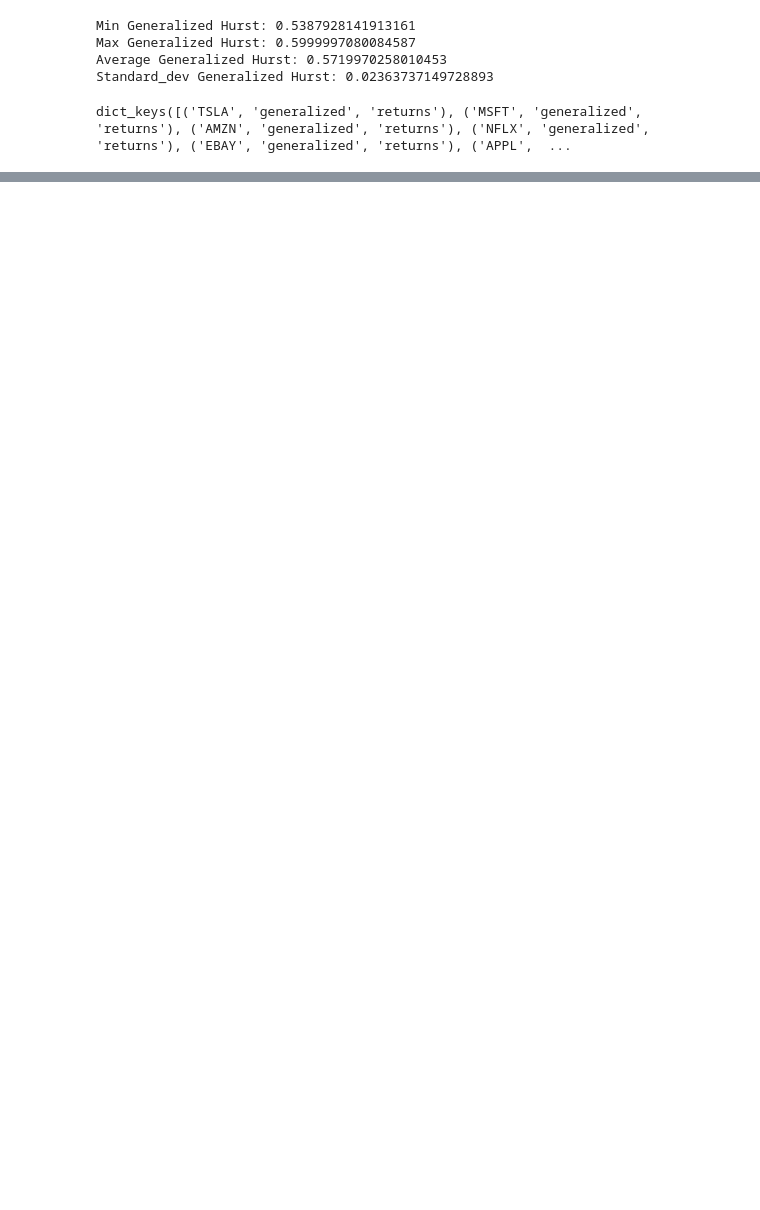
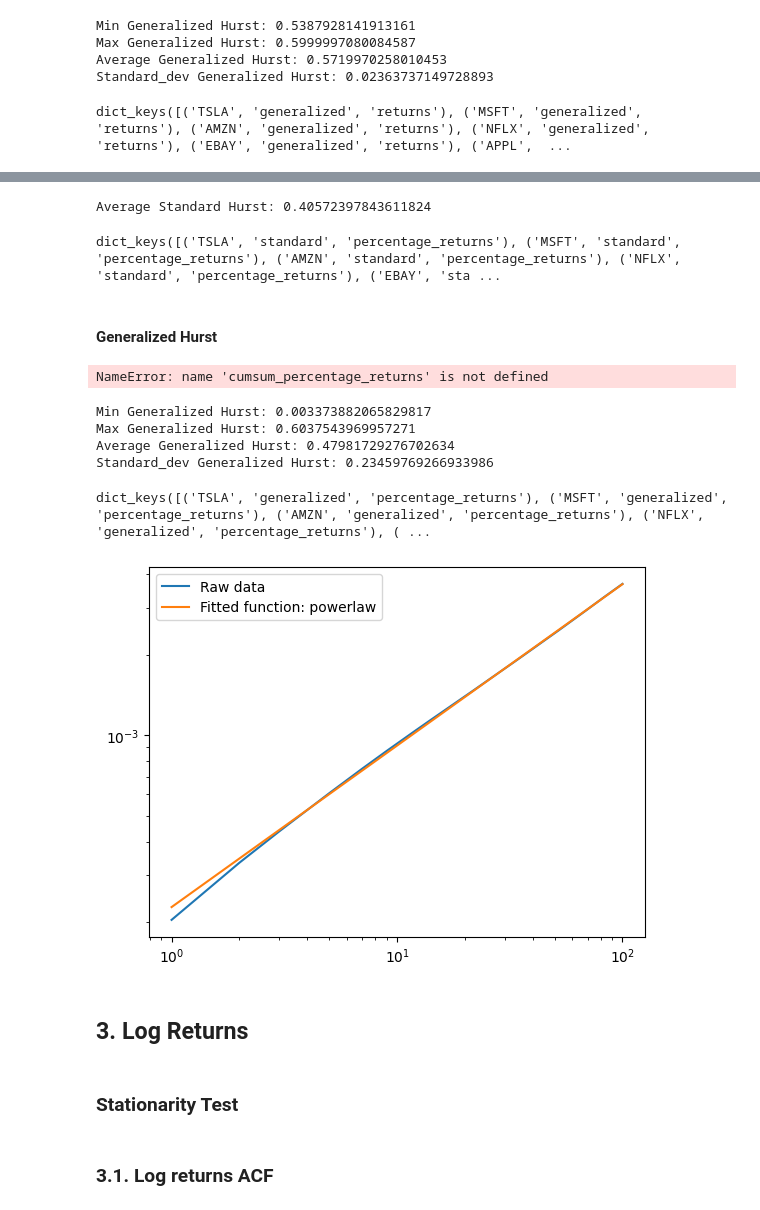
Before and after one commit to anabugaenko/liquidity, a Jupyter notebook: notebooks/MO/returns_long_memory.ipynb, the cells around one changed output, grey strips where cells are left out. Cells and saved outputs as stored; diff of their text form; code cells hidden in the pictures; blank space fills up the shorter version.

```diff
--- a/notebooks/MO/returns_long_memory.ipynb
+++ b/notebooks/MO/returns_long_memory.ipynb
@@ -389,0 +514,14 @@ dict_keys([('TSLA', 'generalized', 'returns'), ('MSFT', 'generalized', 'returns'
+# %%
+# Standard Hurst
+method = 'standard'
+percentage_returns_fit_results_list = []
+percentage_returns_fit_objects = {}
+
+for stock, data in cumsum_percentage_returns.items():
+    fit_dict, fit = compute_hurst_exponent('percentage_returns', stock, data, method=method)
+    if fit_dict:
+        percentage_returns_fit_results_list.append(fit_dict)
+        percentage_returns_fit_objects[(stock, method, 'percentage_returns')] = fit
+
+percentage_returns_std_hurst_fit_results = pd.DataFrame(percentage_returns_fit_results_list)
+display(percentage_returns_std_hurst_fit_results.head())
@@ -389,0 +535,56 @@ dict_keys([('TSLA', 'generalized', 'returns'), ('MSFT', 'generalized', 'returns'
+# %%
+# Average Standard Hurst exponents across stocks
+avg_hurst_std = percentage_returns_std_hurst_fit_results['standard_hurst'].mean()
+print(f"Average Standard Hurst: {avg_hurst_std}")
+# %% [output]
+Average Standard Hurst: 0.40572397843611824
+# %%
+display(percentage_returns_fit_objects.keys())
+# %% [output]
+dict_keys([('TSLA', 'standard', 'percentage_returns'), ('MSFT', 'standard', 'percentage_returns'), ('AMZN', 'standard', 'percentage_returns'), ('NFLX', 'standard', 'percentage_returns'), ('EBAY', 'sta ...
+# %% [markdown]
+#### Generalized Hurst
+# %%
+# Generalized Hurst
+method = 'generalized'
+percentage_returns_fit_results_list = []
+percentage_returns_fit_objects = {}
+
+for stock, data in cumsum_percentage_returns.items():
+    fit_dict, fit = compute_hurst_exponent('percentage_returns', stock, data, method=method)
+    if fit_dict:
+        percentage_returns_fit_results_list.append(fit_dict)
+        percentage_returns_fit_objects[(stock, method, 'percentage_returns')] = fit
+
+percentage_returns_gen_hurst_fit_results = pd.DataFrame(percentage_returns_fit_results_list)
+display(percentage_returns_gen_hurst_fit_results.head(10))
+# %% [output]
+NameError: name 'cumsum_percentage_returns' is not defined
+# %%
+# Generalized Hurst statistic across stocks
+min_hurst_gen = percentage_returns_gen_hurst_fit_results['generalized_hurst'].min()
+max_hurst_gen = percentage_returns_gen_hurst_fit_results['generalized_hurst'].max()
+avg_hurst_gen = percentage_returns_gen_hurst_fit_results['generalized_hurst'].mean()
+standard_dev = percentage_returns_gen_hurst_fit_results['generalized_hurst'].std()
+
+print(f"Min Generalized Hurst: {min_hurst_gen}")
+print(f"Max Generalized Hurst: {max_hurst_gen}")
+print(f"Average Generalized Hurst: {avg_hurst_gen}")
+print(f"Standard_dev Generalized Hurst: {standard_dev}")
+# %% [output]
+Min Generalized Hurst: 0.003373882065829817
+Max Generalized Hurst: 0.6037543969957271
+Average Generalized Hurst: 0.47981729276702634
+Standard_dev Generalized Hurst: 0.23459769266933986
+# %%
+print(percentage_returns_fit_objects.keys())
+# %% [output]
+dict_keys([('TSLA', 'generalized', 'percentage_returns'), ('MSFT', 'generalized', 'percentage_returns'), ('AMZN', 'generalized', 'percentage_returns'), ('NFLX', 'generalized', 'percentage_returns'), ( ...
+# %%
+# Retrieve generalized fit object for specific 'STOCK'
+tsla_generalized_fit = percentage_returns_fit_objects[('TSLA', 'generalized', 'percentage_returns')]
+tsla_generalized_fit.powerlaw.plot_fit()
+# %% [output]
+[figure, added]
+# %% [markdown]
+## 3. Log Returns
@@ -389,0 +610,2 @@ dict_keys([('TSLA', 'generalized', 'returns'), ('MSFT', 'generalized', 'returns'
+# %% [markdown]
+### Stationarity Test
@@ -389,0 +616,2 @@ dict_keys([('TSLA', 'generalized', 'returns'), ('MSFT', 'generalized', 'returns'
+# %% [markdown]
+### 3.1. Log returns ACF
```
Also changed, not shown: parts of 71 cells of this notebook, 6 other files.
